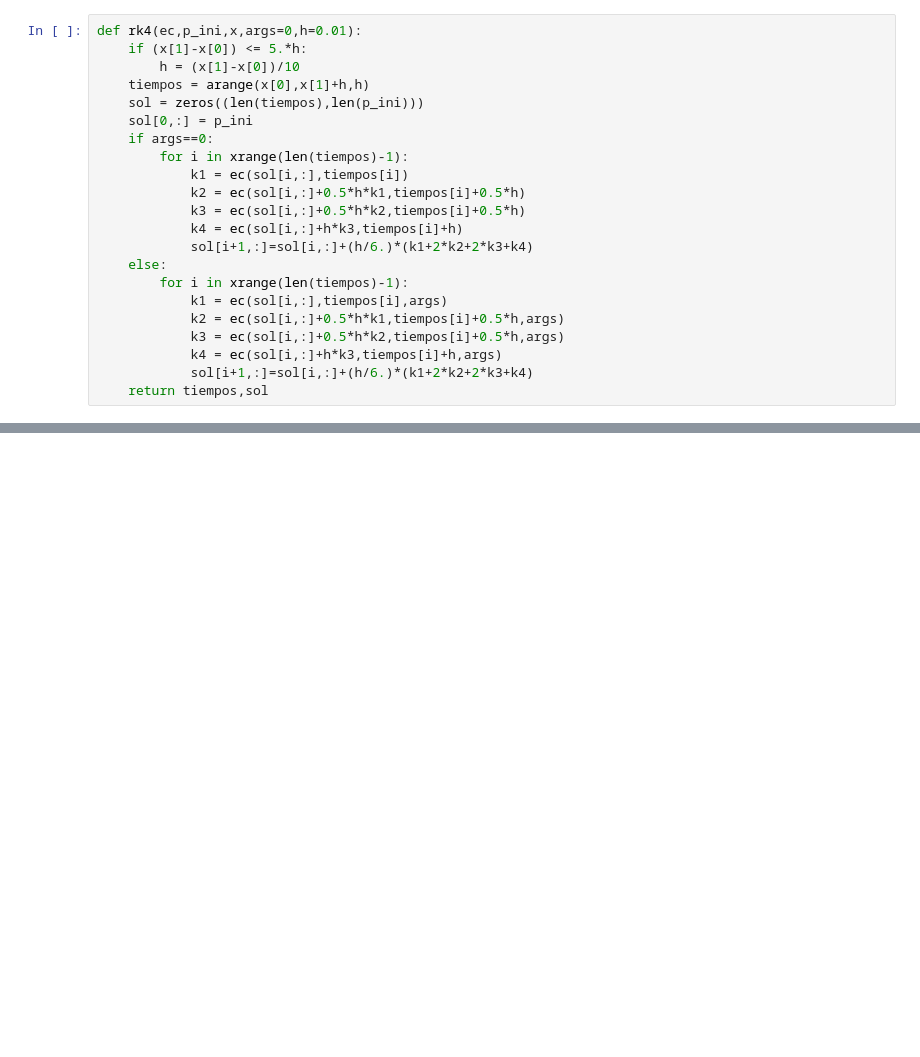
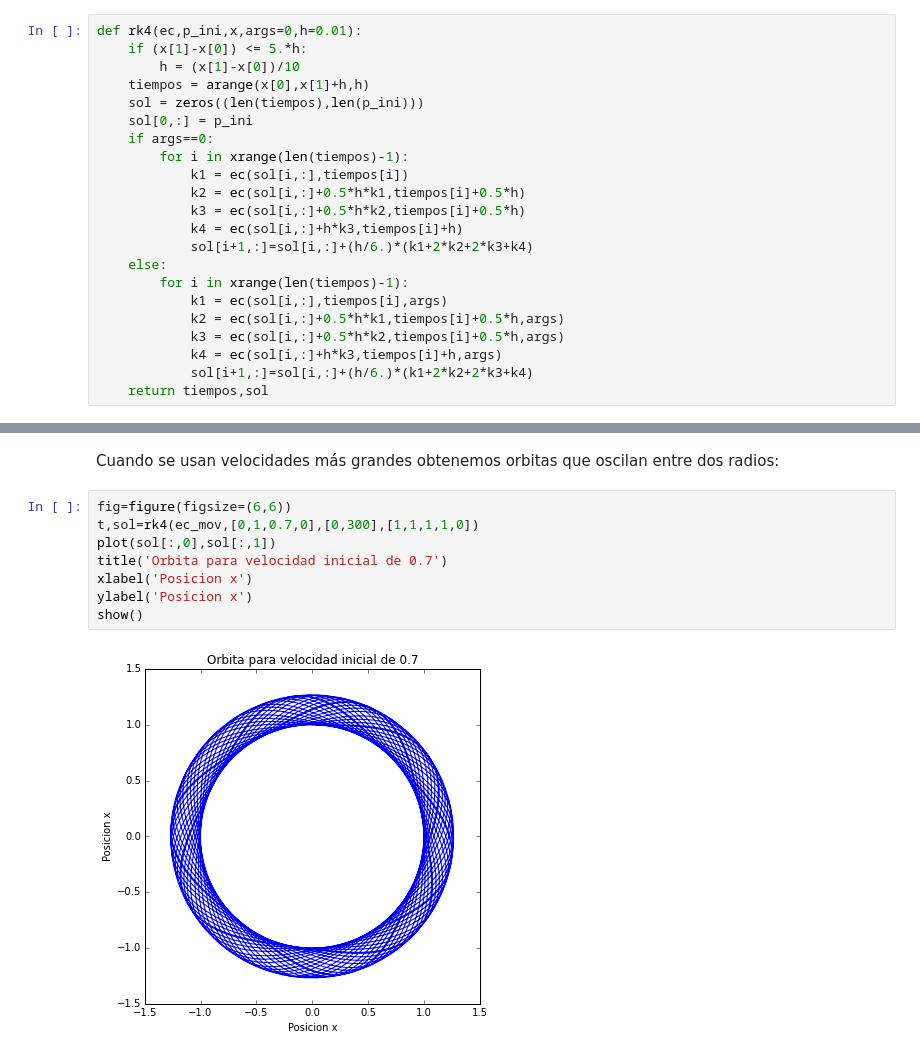
Before and after one commit to Erandii/Tareas, a Jupyter notebook: Tareas/TAREA-EXAMEN.1/Pregunta_2.ipynb, the cells around one changed output, grey strips where cells are left out. Saved outputs shown, nothing was run; the diff lists cells and outputs as text; blank space fills up the shorter version.

```diff
--- a/Tareas/TAREA-EXAMEN.1/Pregunta_2.ipynb
+++ b/Tareas/TAREA-EXAMEN.1/Pregunta_2.ipynb
@@ -124,0 +132,12 @@ El momento angular?? F_ef = l^2/(2mr^2)
+# %% [markdown]
+Cuando se usan velocidades más grandes obtenemos orbitas que oscilan entre dos radios:
+# %%
+fig=figure(figsize=(6,6))
+t,sol=rk4(ec_mov,[0,1,0.7,0],[0,300],[1,1,1,1,0])
+plot(sol[:,0],sol[:,1])
+title('Orbita para velocidad inicial de 0.7')
+xlabel('Posicion x')
+ylabel('Posicion x')
+show()
+# %% [output]
+[figure, added]
```
Also changed, not shown: parts of 17 cells of this notebook, 4 other files.
